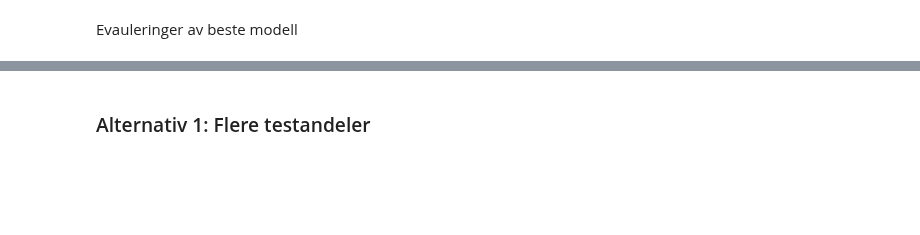
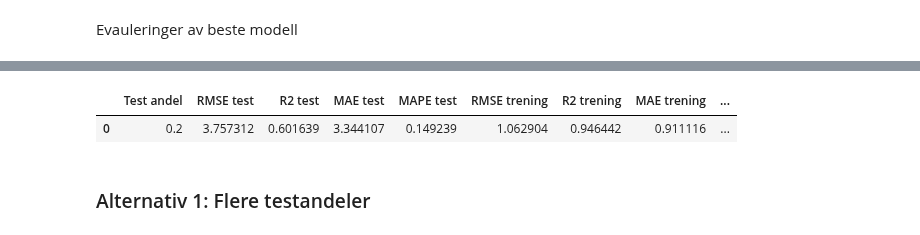
Before and after one commit to PreyPython123/Master-V24-Semiveiledet-Regresjon, a Jupyter notebook: Bioco_Collagen_Semiveiledet_Regresjonsmetoder.ipynb, the cells around one changed output, grey strips where cells are left out. Cells and saved outputs as stored; diff of their text form; code cells hidden in the pictures; blank space fills up the shorter version.

```diff
--- a/Bioco_Collagen_Semiveiledet_Regresjonsmetoder.ipynb
+++ b/Bioco_Collagen_Semiveiledet_Regresjonsmetoder.ipynb
@@ -196,10 +197,13 @@ def trening_testsett_oppdeling_dag(original_df,
 # Velger testandel
 test_andel = 0.2
 
-# Deler datasettet i trening og testdel, samt markert og umarkert del
-collagen_trening_markert, collagen_test, collagen_trening_umarkert, collagen_trening = trening_testsett_oppdeling_enzym(rå_data,
-                                                                                                                        collagen_data,
-                                                                                                                        test_andel)
+# Deler datasettet i trening og testsett
+collagen_trening_markert, collagen_enzymtyper_markert,\
+collagen_test, _, collagen_trening_umarkert,\
+_, collagen_trening = trening_testsett_oppdeling_enzym(rå_data,
+                                                       collagen_data,
+                                                       test_andel=test_andel)
+
 # Deler settene i forklarings- og responsvariabler
 X_trening = collagen_trening.iloc[:, :-1]
 X_trening_markert = collagen_trening_markert.iloc[:, :-1]
@@ -221,6 +225,7 @@ X_test_transformert = skalerer.transform(X_test)
 Hyperparamter optimalisering med Optuna
 # %%
 def objective(trial):
+
   parametere = {
       'k1': trial.suggest_int('k1', 1, 10),
       'k2': trial.suggest_int('k2', 1, 10),
@@ -230,10 +235,32 @@ def objective(trial):
 
   coreg = CoReg()
 
-  coreg.fit(X_trening_markert_transformert, y_trening_markert.values, X_trening_umarkert_transformert)
-  y_test_prediksjon = coreg.predict(X_test_transformert)
-  rmse_test = rmse(y_test, y_test_prediksjon)
-  return rmse_test
+  splits = 2
+  skf = StratifiedKFold(n_splits = splits)
+
+  rmse_validering_resultat = []
+
+  for train, test in skf.split(collagen_trening_markert, collagen_enzymtyper_markert):
+    X_trening_fold = (collagen_trening_markert.iloc[train, :]).iloc[:, :-1]
+    skalerer_fold = StandardScaler()
+    skalerer_fold.fit(X_trening_fold)
+
+    X_trening_fold_transformert = skalerer_fold.transform(X_trening_fold)
+    X_validering_fold = (collagen_trening_markert.iloc[test, :]).iloc[:, :-1]
+    X_validering_fold_transformert = skalerer_fold.transform(X_validering_fold)
+
+    y_trening_fold = (collagen_trening_markert.iloc[train, :]).iloc[:, -1]
+    y_validering_fold = (collagen_trening_markert.iloc[test, :]).iloc[:, -1]
+
+
+    coreg.fit(X_trening_fold_transformert, y_trening_fold, X_trening_umarkert_transformert)
+    y_validering_prediksjon = coreg.predict(X_validering_fold_transformert)
+    rmse_validering = rmse(y_validering_fold, y_validering_prediksjon)
+    rmse_validering_resultat.append(rmse_validering)
+
+    rmse_validering_snitt = mean(rmse_validering_resultat)
+
+    return rmse_validering_snitt
 
 if __name__ == "__main__":
   study = optuna.create_study(direction='minimize')
@@ -324,3 +324,8 @@ KeyboardInterrupt:
+# %%
+collagen_coreg_resultater_enzym
+# %% [output]
+|  | Test andel | RMSE test | R2 test | MAE test | MAPE test | RMSE trening | R2 trening | MAE trening | ... |
+| 0 | 0.2 | 3.757312 | 0.601639 | 3.344107 | 0.149239 | 1.062904 | 0.946442 | 0.911116 | ... |
 # %% [markdown]
 ### Alternativ 1: Flere testandeler
 # %%
```
Also changed, not shown: parts of 25 cells of this notebook.
